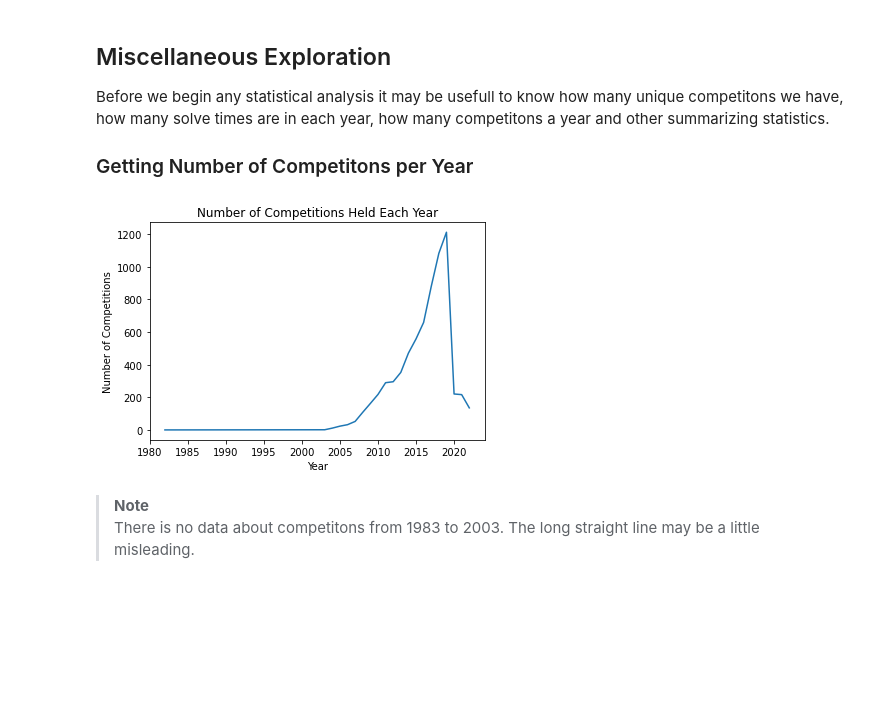
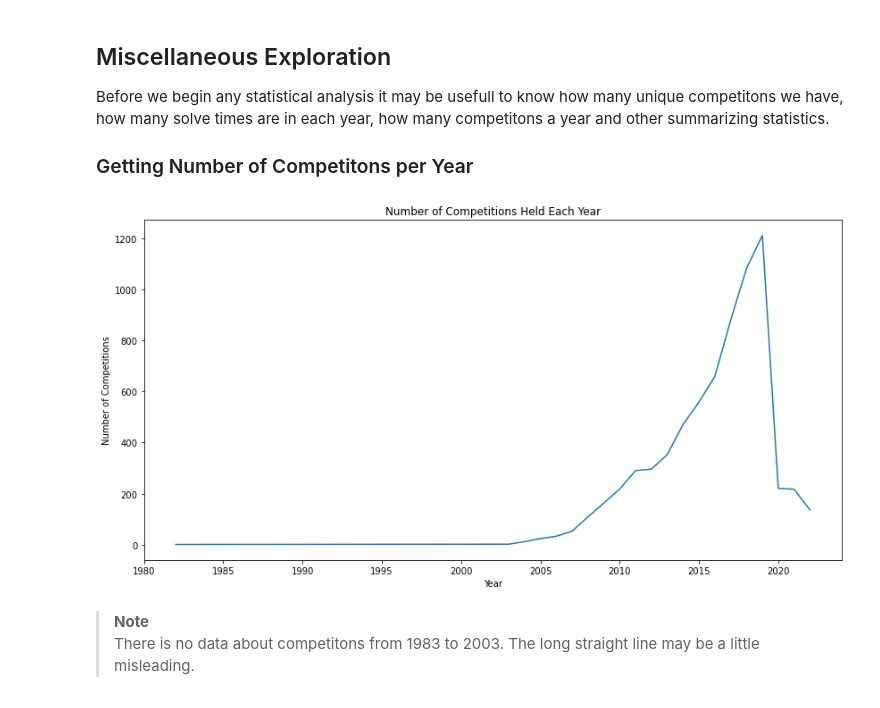
Before and after one commit to Camelot314/rubiks_analysis, a Jupyter notebook: rubiks_cubes.ipynb, the cells around one changed output. Cells and saved outputs as stored; diff of their text form; code cells hidden in the pictures; blank space fills up the shorter version.

```diff
--- a/rubiks_cubes.ipynb
+++ b/rubiks_cubes.ipynb
@@ -542,15 +554,17 @@ Before we begin any statistical analysis it may be usefull to know how many uniq
 # %%
 # adding year data to the pivoted results from the points data
 pivoted_results['year'] = points['year']
 
 # creating a temporary var to hold the count of number of competitions in each year
 temp_series = pivoted_results.drop('time', axis = 1).groupby('year')['competitionId'].nunique()
 
 # turning the temporary var into a pretty line_plot
-plot = pd.DataFrame(temp_series).plot.line(legend = False)
-plot.set(ylabel = "Number of Competitions", xlabel = "Year", title = "Number of Competitions Held Each Year");
+pd.DataFrame(temp_series).plot.line(legend = False,
+                                           ylabel = "Number of Competitions", xlabel = "Year",
+                                           title = "Number of Competitions Held Each Year",
+                                           figsize = (14,7));
 # %% [output]
-[figure, old version]
+[figure, new version]
 # %% [markdown]
 > **Note**
 > <br>
```
Also changed, not shown: parts of 13 cells of this notebook, 1 other file.
